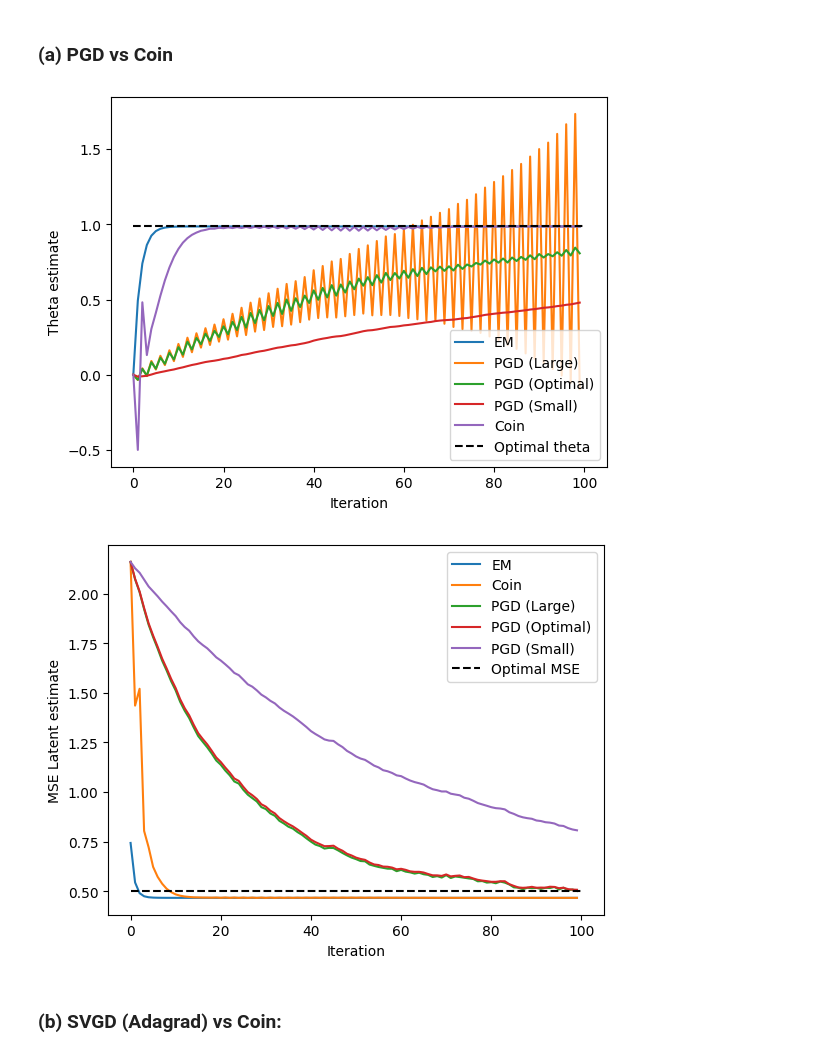
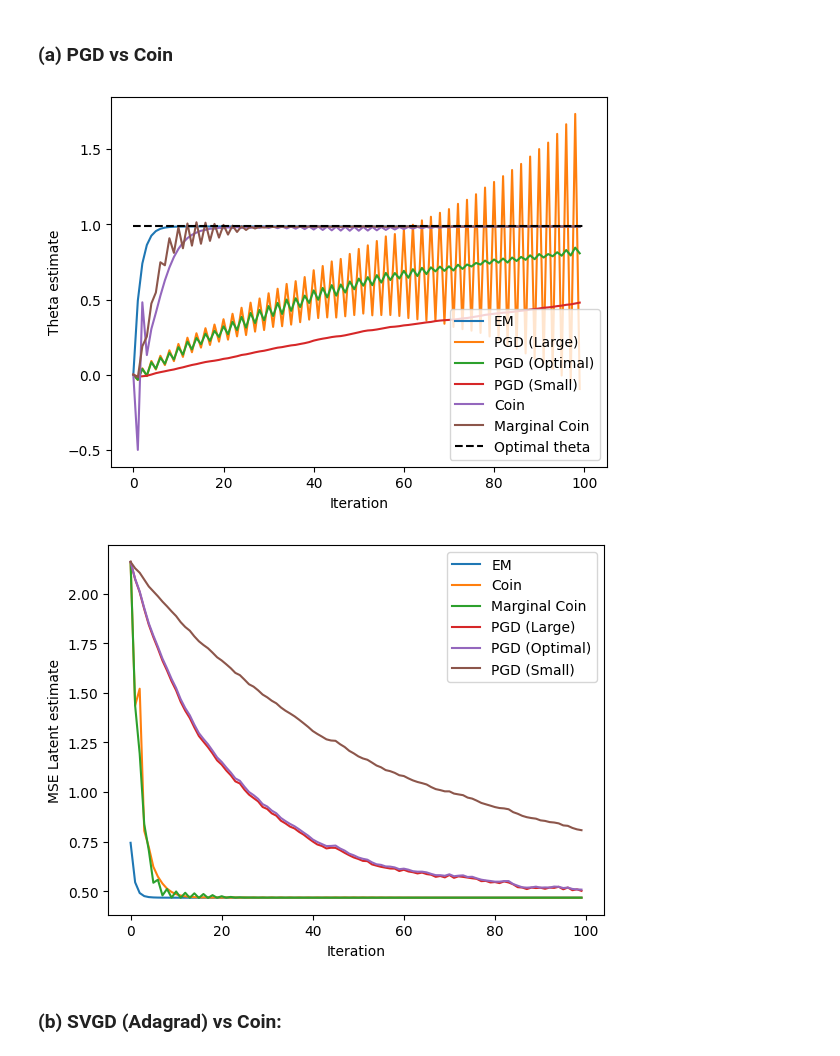
Before and after one commit to chris-nemeth/CoinEM, a Jupyter notebook: new_experiments/toy_hierarchical_model.ipynb, the cells around one changed output. Drawn from its saved outputs; the diff is of its cells as text; code cells hidden in the pictures.

Commit message:
Add marginal algorithms for hierarchical model.

```diff
--- a/new_experiments/toy_hierarchical_model.ipynb
+++ b/new_experiments/toy_hierarchical_model.ipynb
@@ -23,6 +23,9 @@ $$ p_\theta(x, y) = \mathcal{N}(y; x, I_{D_y}) \mathcal{N}(x; \theta I_{D_y}, I_
 ### Model in code:
 To create our model we just inherit from the provided `AbstractModel`.
 # %%
+from jaxtyping import Array, Float, PyTree
+
+
 @dataclass
 class HierarchicalModel(AbstractModel):
     """Base class for p(θ, x)."""
@@ -42,6 +45,9 @@ class HierarchicalModel(AbstractModel):
 
         # Compute log-probability.
         return (log_prob_y_given_x + log_prob_x_given_theta).squeeze() # log p(y|x) + log p(x|theta)
+
+    def optimal_theta(self, latent_particles: PyTree[Float[Array, "N D *"]]) -> PyTree[Float[Array, "Q *"]]:
+        return latent_particles.mean().reshape(-1) # WARNING: This assumes a single dimension for the "x"!
 # %% [markdown]
 ### Dataset:
 We draw one observation $y$ from the model.
@@ -86,6 +92,7 @@ def em(model, data, theta, K):
 We illustrate the impact of different step-sizes:
 # %%
 from coinem.zoo import coin_svgd, ada_svgd, soul, pgd
+from coinem.marginal_zoo import marginal_coin_svgd, marginal_ada_svgd, marginal_soul, marginal_pgd
 
 key = jr.PRNGKey(42)
 K = 100  # Number of steps.
@@ -102,6 +109,9 @@ x_mean_em = (data.y.squeeze()  + th_em) /2
 
 # Run coin_svgd:
 x_coin, th_coin = coin_svgd(model, data, X0, th0, K)  # coin_svgd
+
+# Run marginal_coin_svgd:
+x_marginal_coin, th_marginal_coin = marginal_coin_svgd(model, data, X0, th0, K)  # marginal_coin_svgd
 
 # Run PGD using three different step-sizes:
 large = 2.05/(2+Dy)
@@ -137,29 +147,31 @@ x_soul_small, th_soul_small = soul(model, data, X0, th0, K, theta_step_size = sm
 # %%
 # Plot parameter estimates as a function of step number k:
 plt.plot(th_em, label='EM')
 plt.plot(th_large, label='PGD (Large)')
 plt.plot(th_optimal, label='PGD (Optimal)')
 plt.plot(th_small, label='PGD (Small)')
 plt.plot(th_coin, label='Coin')
+plt.plot(th_marginal_coin, label='Marginal Coin')
 plt.hlines(y.mean(), 0, K, label='Optimal theta', linestyles='dashed', color='black')
 plt.legend(loc='lower right')
 plt.xlabel('Iteration')
 plt.ylabel("Theta estimate")
 plt.show()
 
 plt.plot(((x_mean_em - latent) ** 2).mean(axis=1), label='EM')
 plt.plot(((x_coin.mean(axis=1) - latent) ** 2).mean(axis = 1), label='Coin')
+plt.plot(((x_marginal_coin.mean(axis=1) - latent) ** 2).mean(axis = 1), label='Marginal Coin')
 plt.plot(((x_large.mean(axis=1) - latent) ** 2).mean(axis = 1), label='PGD (Large)')
 plt.plot(((x_optimal.mean(axis=1) - latent) ** 2).mean(axis = 1), label='PGD (Optimal)')
 plt.plot(((x_small.mean(axis=1) - latent) ** 2).mean(axis = 1), label='PGD (Small)')
 
 plt.xlabel('Iteration')
 plt.ylabel("MSE Latent estimate")
 plt.legend(loc='upper right')
 plt.show()
 # %% [output]
-[figure, old version]
+[figure, new version]
-[figure, old version]
+[figure, new version]
 # %% [markdown]
 ### (b) SVGD (Adagrad) vs Coin:
 # %%
```
Also changed, not shown: parts of 2 cells of this notebook, 3 other files.
